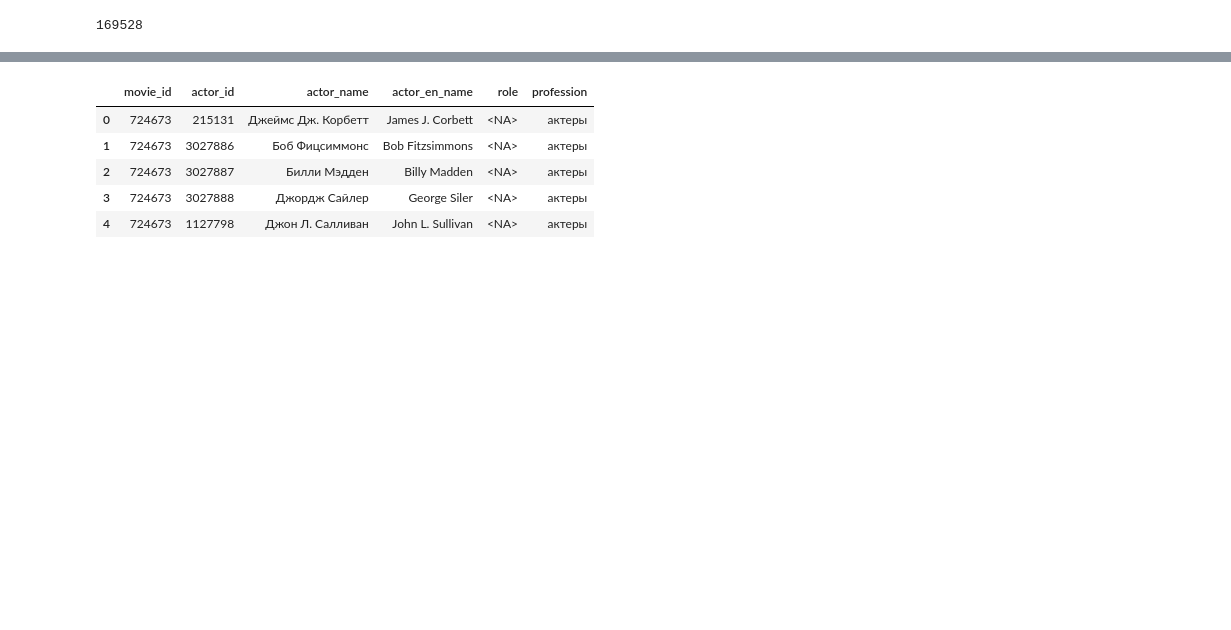
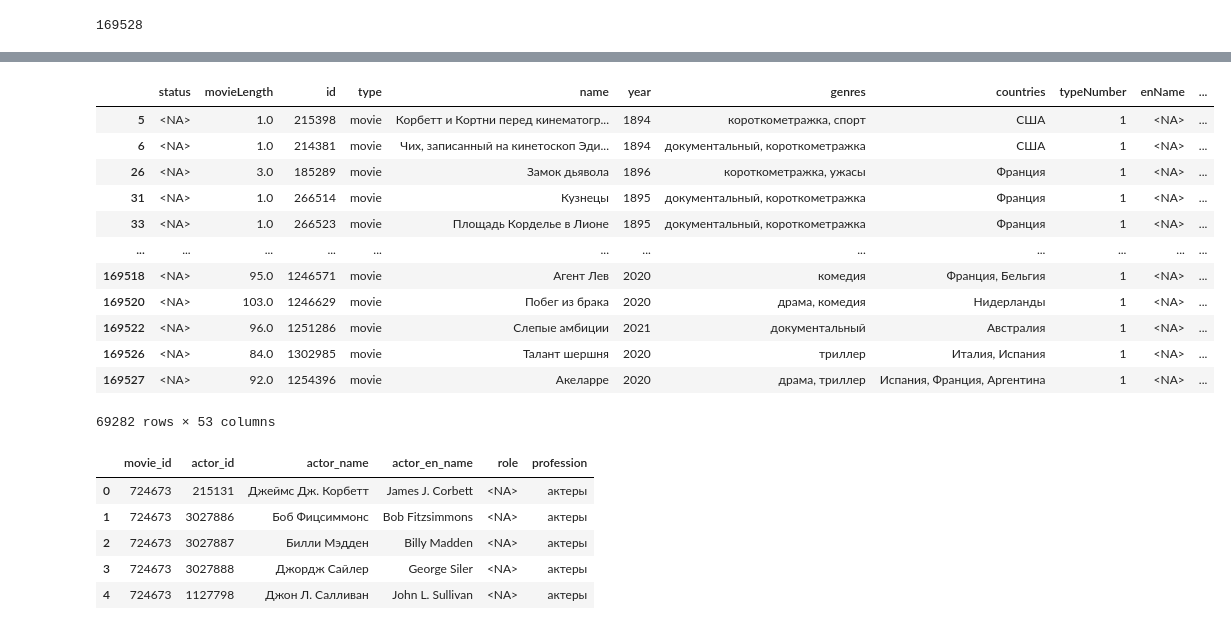
Before and after one commit to glazole/MovieLens, a Jupyter notebook: ML_EDA_into.ipynb, the cells around one changed output, grey strips where cells are left out. Cells and saved outputs as stored; diff of their text form; code cells hidden in the pictures; blank space fills up the shorter version.

```diff
--- a/ML_EDA_into.ipynb
+++ b/ML_EDA_into.ipynb
@@ -910,5 +870,5 @@ df_tmdb_keyword.head()
 # %%
-with gzip.open(tmdb_company, "rt", encoding="utf-8") as f:
-    df_tmdb_company = pd.read_json(f, lines=True)
+# with gzip.open(tmdb_company, "rt", encoding="utf-8") as f:
+#     df_tmdb_company = pd.read_json(f, lines=True)
 
-df_tmdb_company.head()
+# df_tmdb_company.head()
@@ -1106,0 +1105,16 @@ kino.shape[0]
+# %%
+kino[kino['externalId.imdb'].isin(merged_df['ttimdbId'])]
+# %% [output]
+|  | status | movieLength | id | type | name | year | genres | countries | typeNumber | enName | ... |
+| 5 | <NA> | 1.0 | 215398 | movie | Корбетт и Кортни перед кинематогр... | 1894 | короткометражка, спорт | США | 1 | <NA> | ... |
+| 6 | <NA> | 1.0 | 214381 | movie | Чих, записанный на кинетоскоп Эди... | 1894 | документальный, короткометражка | США | 1 | <NA> | ... |
+| 26 | <NA> | 3.0 | 185289 | movie | Замок дьявола | 1896 | короткометражка, ужасы | Франция | 1 | <NA> | ... |
+| 31 | <NA> | 1.0 | 266514 | movie | Кузнецы | 1895 | документальный, короткометражка | Франция | 1 | <NA> | ... |
+| 33 | <NA> | 1.0 | 266523 | movie | Площадь Корделье в Лионе | 1895 | документальный, короткометражка | Франция | 1 | <NA> | ... |
+| ... | ... | ... | ... | ... | ... | ... | ... | ... | ... | ... | ... |
+| 169518 | <NA> | 95.0 | 1246571 | movie | Агент Лев | 2020 | комедия | Франция, Бельгия | 1 | <NA> | ... |
+| 169520 | <NA> | 103.0 | 1246629 | movie | Побег из брака | 2020 | драма, комедия | Нидерланды | 1 | <NA> | ... |
+| 169522 | <NA> | 96.0 | 1251286 | movie | Слепые амбиции | 2021 | документальный | Австралия | 1 | <NA> | ... |
+| 169526 | <NA> | 84.0 | 1302985 | movie | Талант шершня | 2020 | триллер | Италия, Испания | 1 | <NA> | ... |
+| 169527 | <NA> | 92.0 | 1254396 | movie | Акеларре | 2020 | драма, триллер | Испания, Франция, Аргентина | 1 | <NA> | ... |
+69282 rows × 53 columns
```
Also changed, not shown: parts of 46 cells of this notebook, 4 other files.
